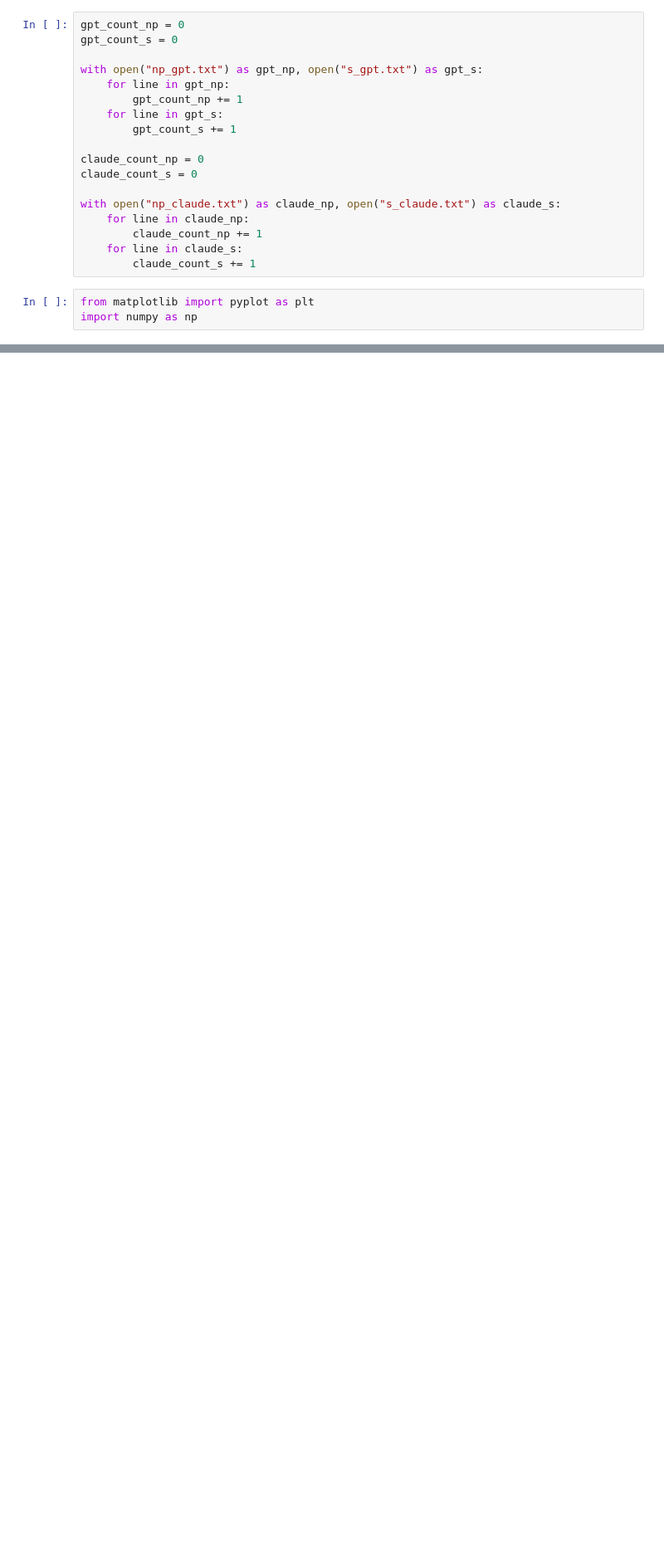
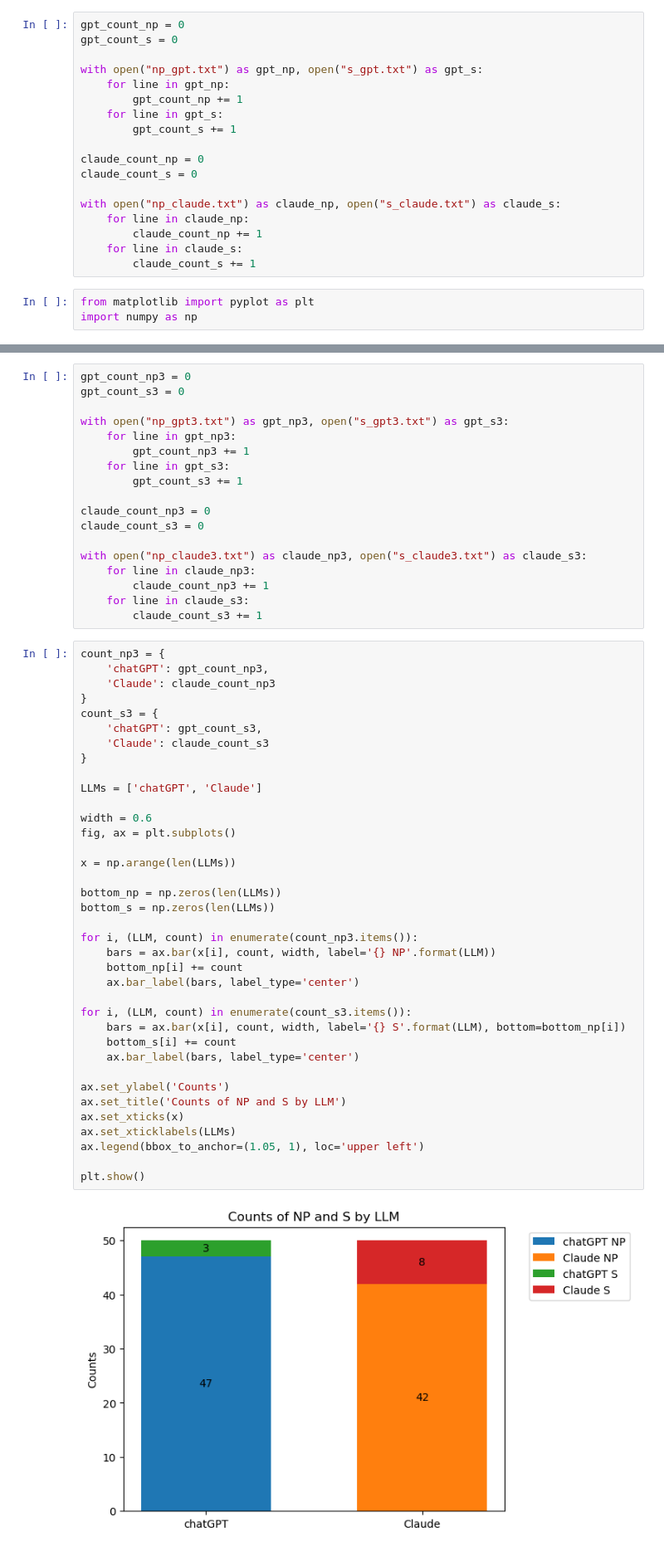
Before and after one commit to yulia-samoilovich/syntactic-ambiguity, a Jupyter notebook: Syntactic Ambiguity.ipynb, the cells around one changed output, grey strips where cells are left out. Shown at 83% size. Saved outputs shown, nothing was run; the diff lists cells and outputs as text; blank space fills up the shorter version.

```diff
--- a/Syntactic Ambiguity.ipynb
+++ b/Syntactic Ambiguity.ipynb
@@ -497,0 +835,57 @@ plt.show()
+# %%
+gpt_count_np3 = 0
+gpt_count_s3 = 0
+
+with open("np_gpt3.txt") as gpt_np3, open("s_gpt3.txt") as gpt_s3:
+    for line in gpt_np3:
+        gpt_count_np3 += 1
+    for line in gpt_s3:
+        gpt_count_s3 += 1
+
+claude_count_np3 = 0
+claude_count_s3 = 0
+
+with open("np_claude3.txt") as claude_np3, open("s_claude3.txt") as claude_s3:
+    for line in claude_np3:
+        claude_count_np3 += 1
+    for line in claude_s3:
+        claude_count_s3 += 1
+# %%
+count_np3 = {
+    'chatGPT': gpt_count_np3,
+    'Claude': claude_count_np3
+}
+count_s3 = {
+    'chatGPT': gpt_count_s3,
+    'Claude': claude_count_s3
+}
+
+LLMs = ['chatGPT', 'Claude']
+
+width = 0.6
+fig, ax = plt.subplots()
+
+x = np.arange(len(LLMs))
+
+bottom_np = np.zeros(len(LLMs))
+bottom_s = np.zeros(len(LLMs))
+
+for i, (LLM, count) in enumerate(count_np3.items()):
+    bars = ax.bar(x[i], count, width, label='{} NP'.format(LLM))
+    bottom_np[i] += count
+    ax.bar_label(bars, label_type='center')
+
+for i, (LLM, count) in enumerate(count_s3.items()):
+    bars = ax.bar(x[i], count, width, label='{} S'.format(LLM), bottom=bottom_np[i])
+    bottom_s[i] += count
+    ax.bar_label(bars, label_type='center')
+
+ax.set_ylabel('Counts')
+ax.set_title('Counts of NP and S by LLM')
+ax.set_xticks(x)
+ax.set_xticklabels(LLMs)
+ax.legend(bbox_to_anchor=(1.05, 1), loc='upper left')
+
+plt.show()
+# %% [output]
+[figure, added]
```
Also changed, not shown: parts of 32 cells of this notebook, 28 other files.
